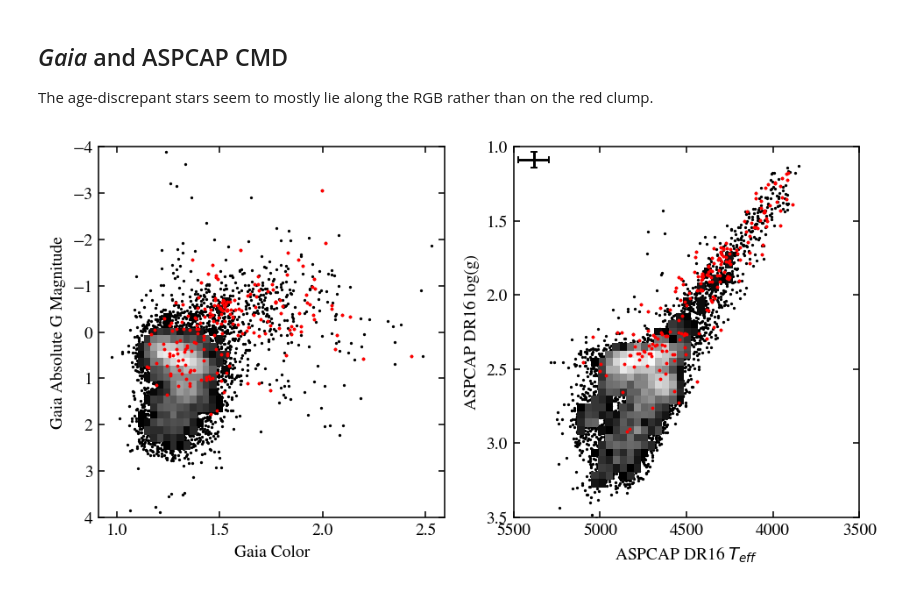
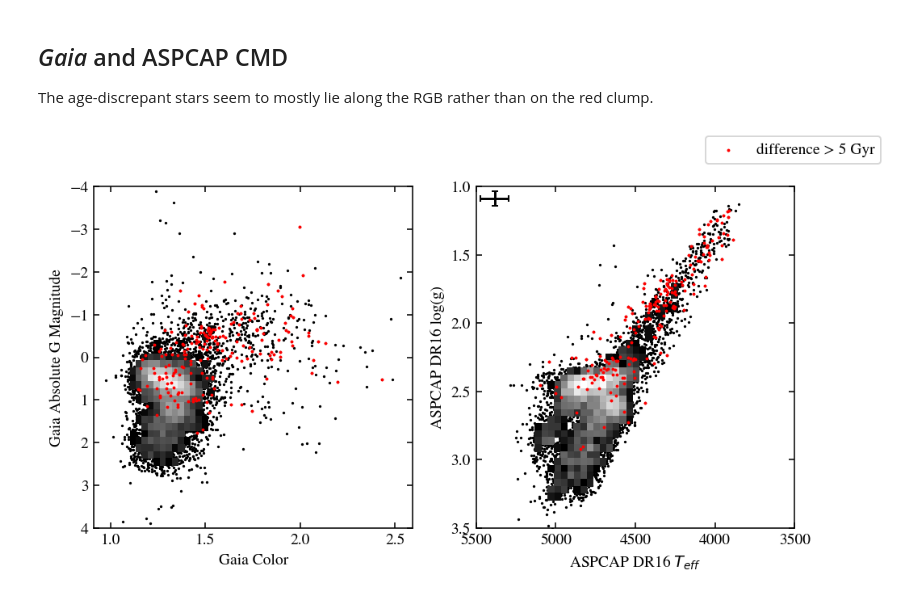
Before and after one commit to lodubay/first-year-project, a Jupyter notebook: compare_ages.ipynb, the cells around one changed output. Drawn from its saved outputs; the diff is of its cells as text; code cells hidden in the pictures.

```diff
--- a/compare_ages.ipynb
+++ b/compare_ages.ipynb
@@ -166,29 +166,30 @@ The age-discrepant stars seem to mostly lie along the RGB rather than on the red
 # %%
 cmd = get_gaia_cmd(stellar_params)
 cmd_ages, cmd_low_age = get_discrepant_ages(cmd, diff_cut=-5)
 
 fig, axs = plt.subplots(1, 2, figsize=(8, 4))
 
 # Gaia CMD
 ax = axs[0]
 scatter_hist(ax, cmd_ages['GAIA_COLOR'], cmd_ages['GAIA_ABS_MAG'], ylim=(-4, 4))
 ax.scatter(cmd_low_age['GAIA_COLOR'], cmd_low_age['GAIA_ABS_MAG'],
            c='r', s=1, label='difference > 5 Gyr')
 ax.set_ylim((4, -4))
 ax.set_xlabel('Gaia Color')
 ax.set_ylabel('Gaia Absolute G Magnitude')
 
 # ASPCAP parameter CMD
 ax = axs[1]
 scatter_hist(ax, ages['DR16_TEFF_COR'], ages['DR16_LOGG_COR'],
              xlim=(3500, 5500), ylim=(1, 3.5))
 ax.scatter(low_age['DR16_TEFF_COR'], low_age['DR16_LOGG_COR'], c='r', s=1)
 plot_rms_err(ax, ages['DR16_TEFF_COR_ERR'], ages['DR16_LOGG_COR_ERR'], loc='lower right')
 ax.set_xlim((5500, 3500))
 ax.set_ylim((3.5, 1))
 ax.set_xlabel('ASPCAP DR16 $T_{eff}$')
 ax.set_ylabel('ASPCAP DR16 log(g)')
 
+fig.legend()
 plt.show()
 # %% [output]
-[figure, old version]
+[figure, new version]
```
Also changed, not shown: 1 other file.
